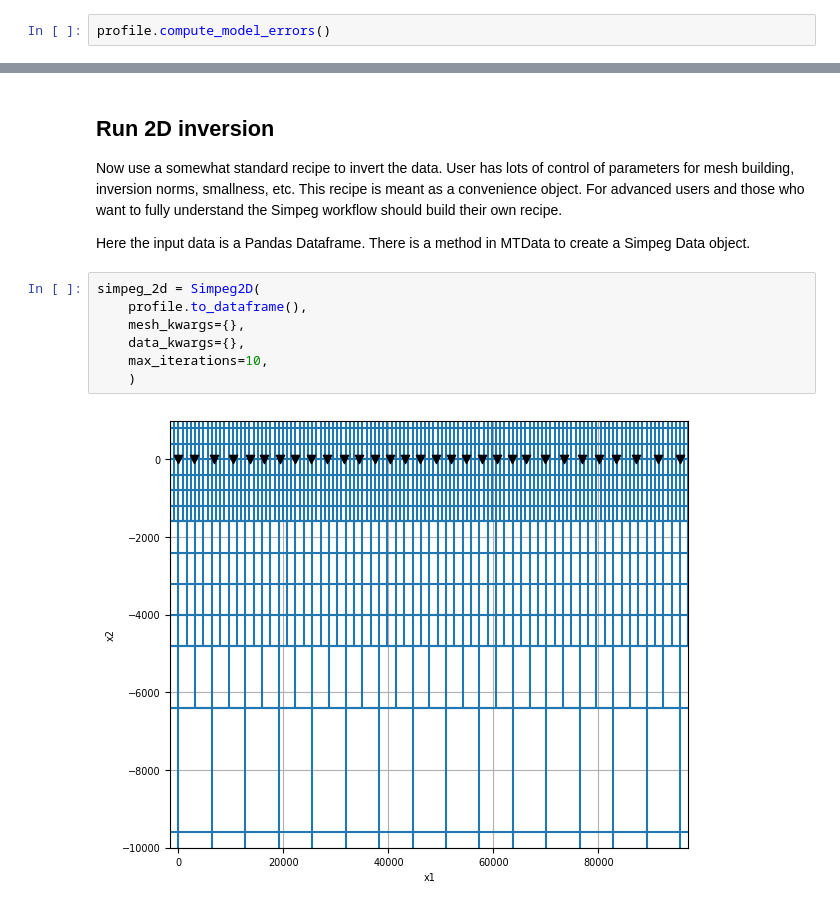
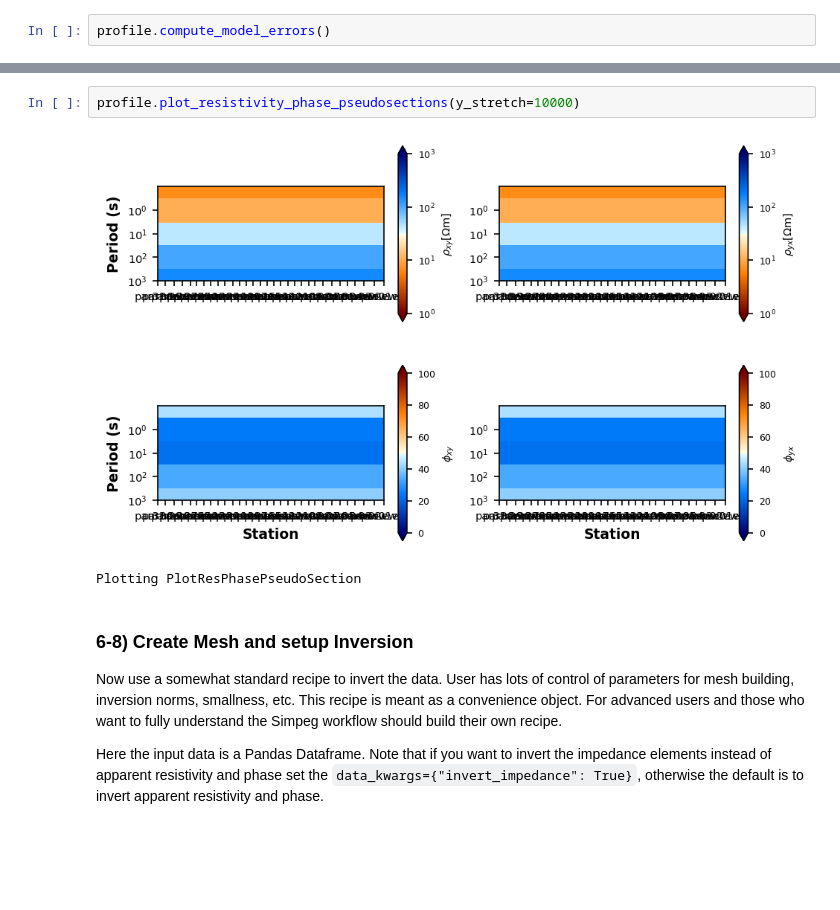
Before and after one commit to simpeg-research/earthscope-mt-course, a Jupyter notebook: notebooks/simpeg/13_2d_from_mtpy_example.ipynb, the cells around one changed output, grey strips where cells are left out. Cells and saved outputs as stored; diff of their text form; blank space fills up the shorter version.

```diff
--- a/notebooks/simpeg/13_2d_from_mtpy_example.ipynb
+++ b/notebooks/simpeg/13_2d_from_mtpy_example.ipynb
@@ -104,15 +139,11 @@ profile.compute_model_errors()
+# %%
+profile.plot_resistivity_phase_pseudosections(y_stretch=10000)
+# %% [output]
+[figure, added]
+Plotting PlotResPhasePseudoSection
 # %% [markdown]
-## Run 2D inversion
+### 6-8) Create Mesh and setup Inversion
 
 Now use a somewhat standard recipe to invert the data.  User has lots of control of parameters for mesh building, inversion norms, smallness, etc.  This recipe is meant as a convenience object.  For advanced users and those who want to fully understand the Simpeg workflow should build their own recipe.
 
-Here the input data is a Pandas Dataframe.  There is a method in MTData to create a Simpeg Data object.
+Here the input data is a Pandas Dataframe. Note that if you want to invert the impedance elements instead of apparent resistivity and phase set the `data_kwargs={"invert_impedance": True}`, otherwise the default is to invert apparent resistivity and phase.
-# %%
-simpeg_2d = Simpeg2D(
-    profile.to_dataframe(),
-    mesh_kwargs={},
-    data_kwargs={},
-    max_iterations=10,
-    )
-# %% [output]
-[figure, removed]
```
Also changed, not shown: parts of 26 cells of this notebook, 1 other file.
